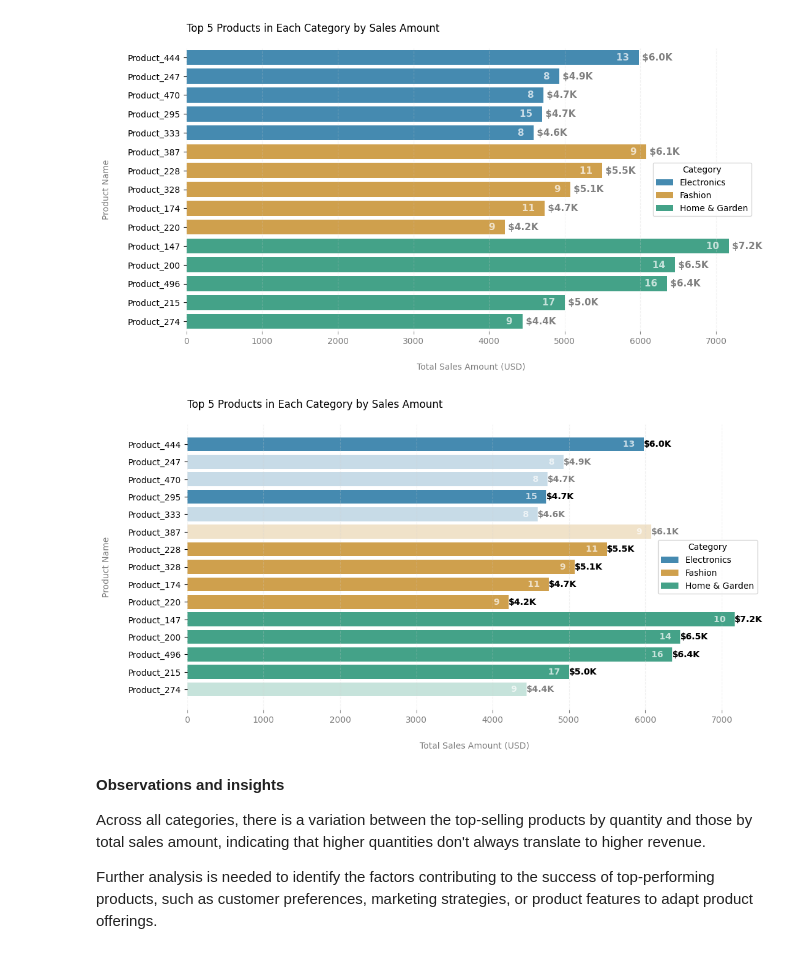
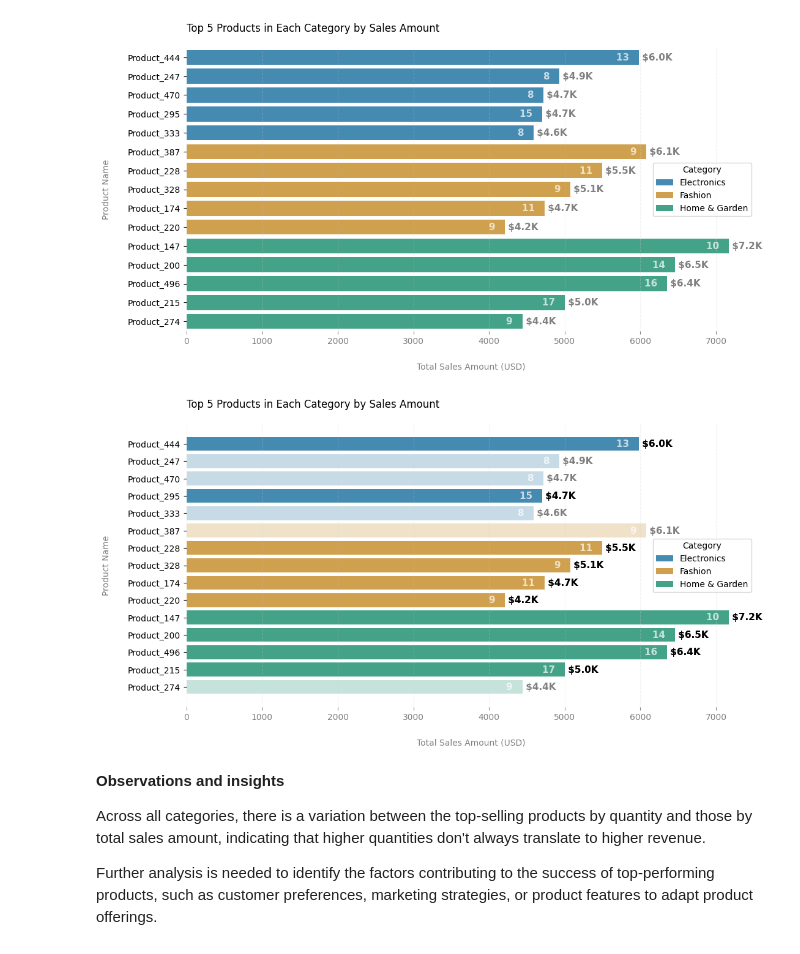
Before and after one commit to YuliaVK/Data-Analytics, a Jupyter notebook: EDA_Sales/notebooks/Sales_EDA.ipynb, the cells around one changed output. Cells and saved outputs as stored; diff of their text form; code cells hidden in the pictures.

```diff
--- a/EDA_Sales/notebooks/Sales_EDA.ipynb
+++ b/EDA_Sales/notebooks/Sales_EDA.ipynb
@@ -781,34 +781,34 @@ common_top_5_products_am_category = top_5_products_am_category[top_5_products_am
 # %%
 plt.figure(figsize=(12, 6))
 sns.barplot(x='TotalAmount', y='ProductName', hue='Category', data=top_5_products_am_category, palette='colorblind', alpha=0.8)
 plt.title('Top 5 Products in Each Category by Sales Amount', loc='left', y=1.04)
 plt.xlabel('Total Sales Amount (USD)', color='grey', fontsize=10, labelpad=20)
 plt.ylabel('Product Name', color='grey', fontsize=10, labelpad=20)
 
 for index, row in top_5_products_am_category.iterrows():
-    plt.text(row['TotalAmount'], index, format_currency(row['TotalAmount']),
-            ha='left', va='center', color='grey', fontweight='bold')
+    plt.text(row['TotalAmount'], index, ' ' + format_currency(row['TotalAmount']),
+            ha='left', va='center', color='grey', fontsize=11, fontweight='bold')
     plt.text(row['TotalAmount'], index, f'{row["Quantity"]}   ',
-            ha='right', va='center', color='white', fontweight='bold', alpha=0.7)
+            ha='right', va='center', color='white', fontsize=11, fontweight='bold', alpha=0.7)
 
 for index, row in common_top_5_products_am_category.iterrows():
-    plt.text(row['TotalAmount'], index, format_currency(row['TotalAmount']),
-            ha='left', va='center', color='black', fontweight='bold')
+    plt.text(row['TotalAmount'], index, ' ' + format_currency(row['TotalAmount']),
+            ha='left', va='center', color='black', fontsize=11, fontweight='bold')
 
 for index, row in top_5_products_am_category.iterrows():
     if row['ProductName'] not in common_products:
         plt.barh(index, row['TotalAmount'], color='white', alpha=0.7)
 
 sns.despine()
 plt.gca().spines['left'].set_visible(False)
 plt.gca().spines['bottom'].set_visible(False)
 plt.grid(axis='x', linestyle='--', color='lightgrey', alpha=0.3)
 plt.tick_params(axis='x', colors='grey')
 plt.tick_params(axis='y', colors='black')
 plt.legend(title='Category', loc='center right')
 plt.show()
 # %% [output]
-[figure, old version]
+[figure, new version]
 # %% [markdown]
 **Observations and insights**
 
```
Also changed, not shown: parts of 2 cells of this notebook.
